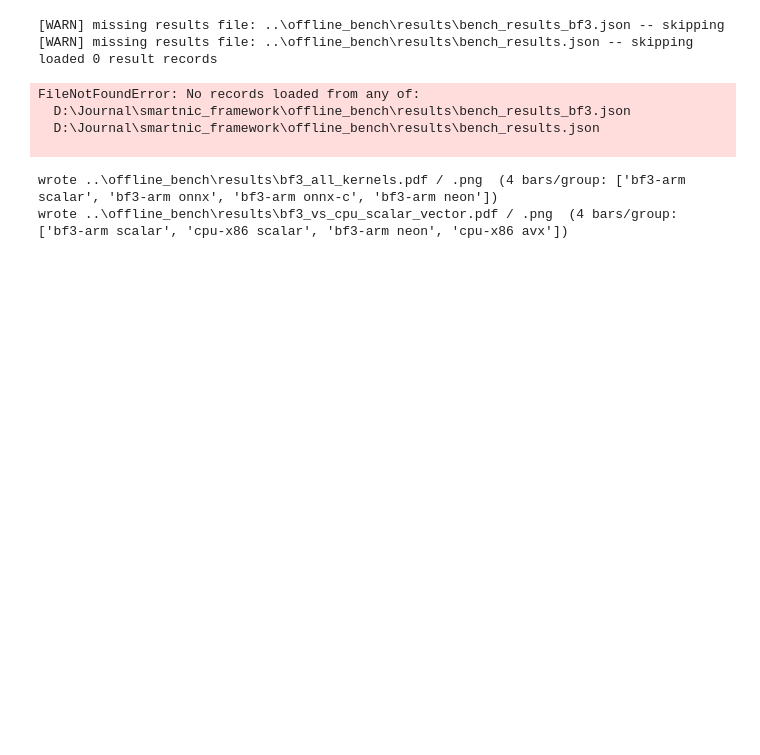
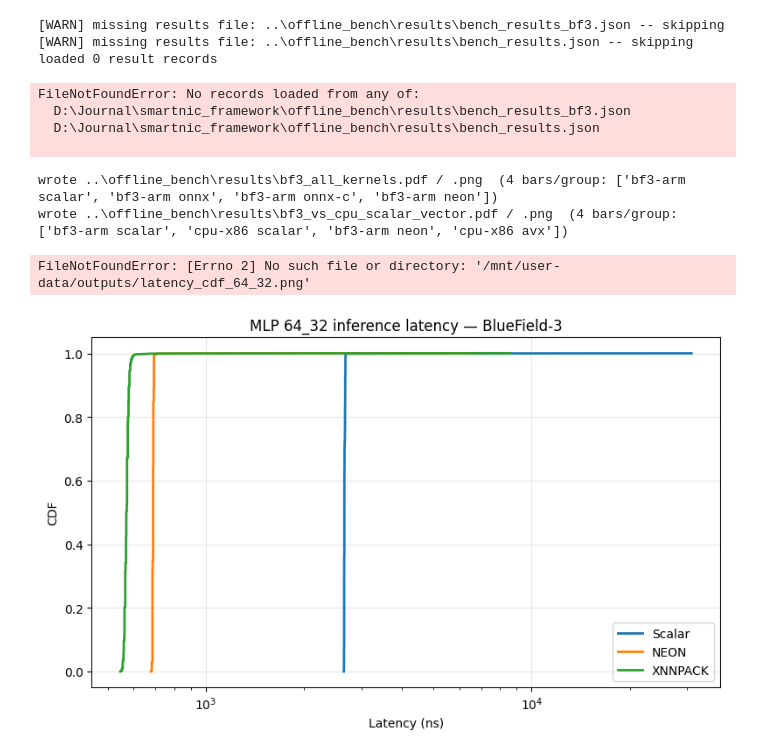
Before and after one commit to sergioJelizalde/journal_smartnic_ml, a Jupyter notebook: notebooks/plots.ipynb, the cells around one changed output. Cells and saved outputs as stored; diff of their text form; code cells hidden in the pictures; blank space fills up the shorter version.

Commit message:
update bench

```diff
--- a/notebooks/plots.ipynb
+++ b/notebooks/plots.ipynb
@@ -192,3 +192,39 @@ fig2 = plot_single_bar_figure(series2, str(OUT / "bf3_vs_cpu_scalar_vector"),
 # %% [output]
 wrote ..\offline_bench\results\bf3_all_kernels.pdf / .png  (4 bars/group: ['bf3-arm scalar', 'bf3-arm onnx', 'bf3-arm onnx-c', 'bf3-arm neon'])
 wrote ..\offline_bench\results\bf3_vs_cpu_scalar_vector.pdf / .png  (4 bars/group: ['bf3-arm scalar', 'cpu-x86 scalar', 'bf3-arm neon', 'cpu-x86 avx'])
+# %%
+import pandas as pd
+import numpy as np
+import matplotlib.pyplot as plt
+
+files = {
+    "Scalar":  "../offline_bench/bf3/src/lat_scalar_64_32.csv",
+    "NEON":    "../offline_bench/bf3/src/lat_neon_64_32.csv",
+    "XNNPACK": "../offline_bench/bf3/src/lat_xnn_64_32.csv",
+}
+fig, ax = plt.subplots(figsize=(8, 5))
+
+for label, path in files.items():
+    df = pd.read_csv(path)
+    lat = np.sort(df["latency_ns"].values)
+    cdf = np.arange(1, len(lat) + 1) / len(lat)
+    ax.plot(lat, cdf, label=label, linewidth=2)
+
+ax.set_xlabel("Latency (ns)")
+ax.set_ylabel("CDF")
+ax.set_title("MLP 64_32 inference latency — BlueField-3")
+ax.set_xscale("log")
+ax.legend()
+ax.grid(True, alpha=0.3)
+
+plt.tight_layout()
+plt.savefig("/mnt/user-data/outputs/latency_cdf_64_32.png", dpi=150)
+print("saved")
+
+for label, path in files.items():
+    df = pd.read_csv(path)
+    lat = df["latency_ns"].values
+    print(f"{label:10s} median={np.median(lat):8.1f} ns  p95={np.percentile(lat,95):8.1f} ns  p99={np.percentile(lat,99):8.1f} ns")
+# %% [output]
+FileNotFoundError: [Errno 2] No such file or directory: '/mnt/user-data/outputs/latency_cdf_64_32.png'
+[figure, added]
```
Also changed, not shown: 1 other file.
